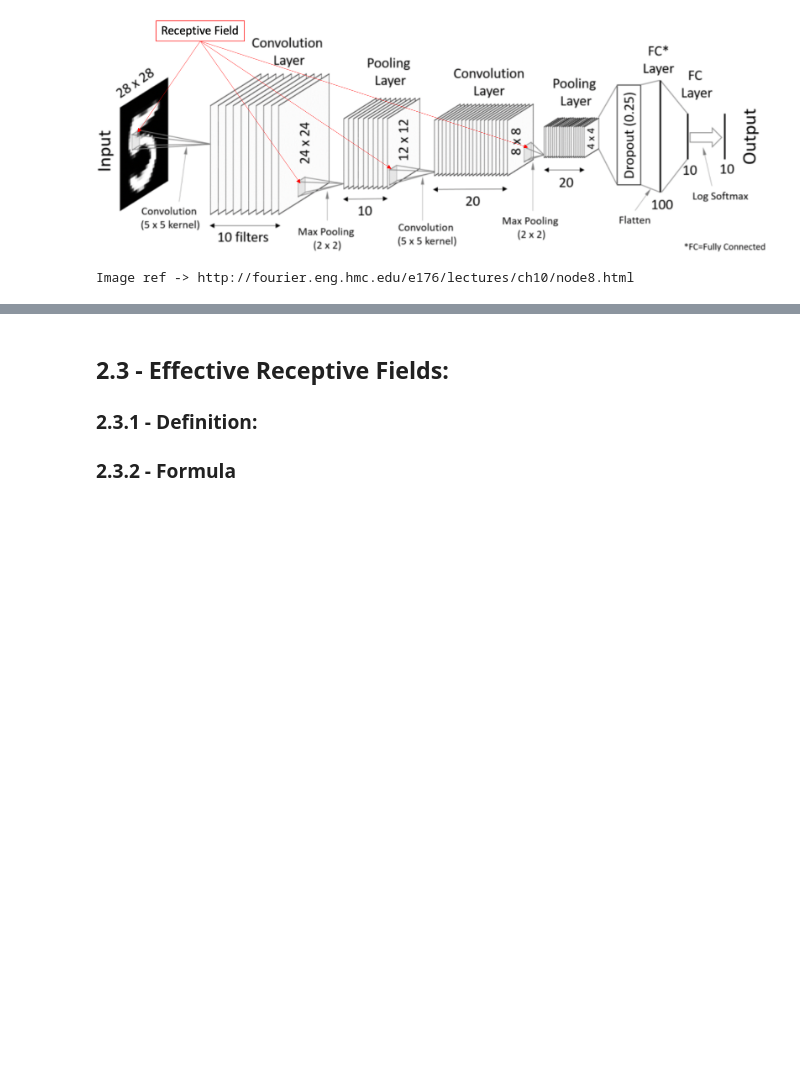
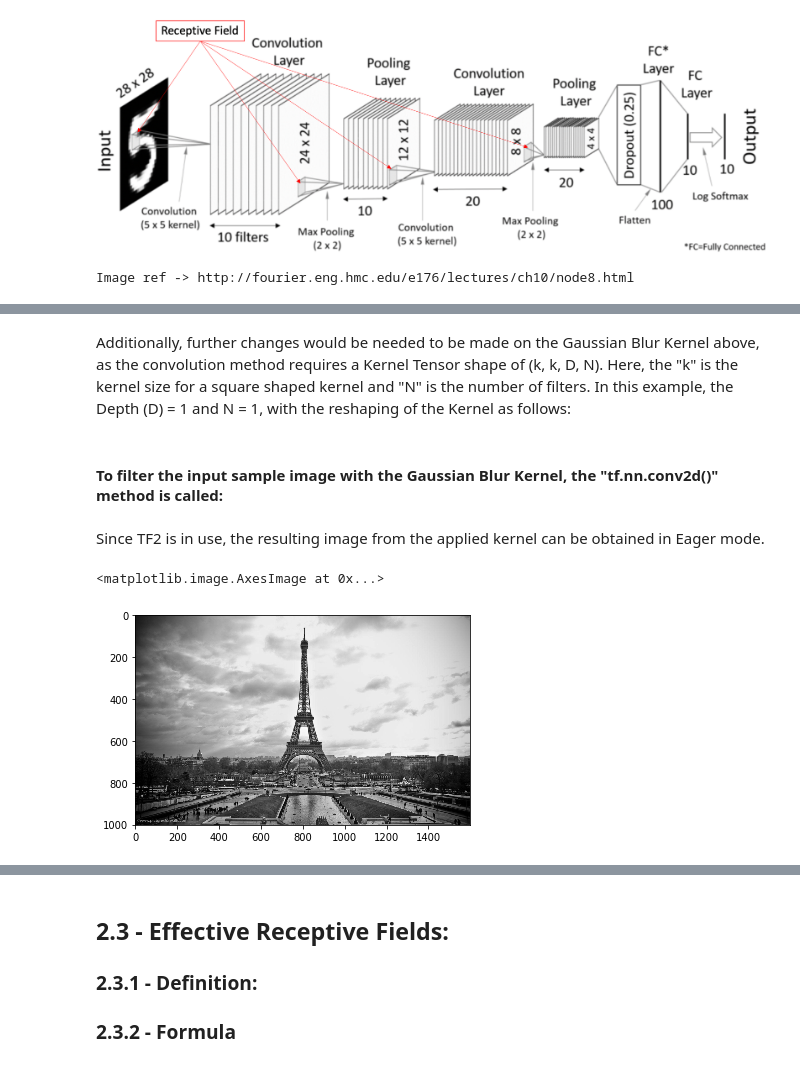
Before and after one commit to ylee9107/ComputerVisionTensorFlow2_myLearning, a Jupyter notebook: 3 - Modern Neural Networks/Modern Neural Networks.ipynb, the cells around one changed output, grey strips where cells are left out. Saved outputs shown, nothing was run; the diff lists cells and outputs as text; code cells hidden in the pictures; blank space fills up the shorter version.

```diff
--- a/3 - Modern Neural Networks/Modern Neural Networks.ipynb
+++ b/3 - Modern Neural Networks/Modern Neural Networks.ipynb
@@ -137,0 +222,5 @@ Further, the kernels in a layer were found to be good at identifying specific lo
+# %%
+sample_img = tf.expand_dims(sample_img, axis = -1)
+
+# Check out:
+print('Tensor shape: {}'.format(sample_img.shape))
@@ -137,0 +233,27 @@ Further, the kernels in a layer were found to be good at identifying specific lo
+# %%
+# Gaussian blur kernel:
+kernel = tf.constant([[1/16, 2/16, 1/16],
+                      [2/16, 4/16, 2/16],
+                      [1/16, 2/16, 1/16]
+                     ], tf.float32, name = 'gaussian_kernel')
+# %% [markdown]
+Additionally, further changes would be needed to be made on the Gaussian Blur Kernel above, as the convolution method requires a Kernel Tensor shape of (k, k, D, N). Here, the "k" is the kernel size for a square shaped kernel and "N" is the number of filters. In this example, the Depth (D) = 1 and N = 1, with the reshaping of the Kernel as follows:
+# %%
+kernel = tf.expand_dims(tf.expand_dims(kernel, axis = -1), axis = -1)
+# %% [markdown]
+#### To filter the input sample image with the Gaussian Blur Kernel, the "tf.nn.conv2d()" method is called:
+# %%
+blurred_image = tf.nn.conv2d(sample_img, kernel, strides=[1, 1, 1, 1], padding="SAME")
+# %% [markdown]
+Since TF2 is in use, the resulting image from the applied kernel can be obtained in Eager mode.
+# %%
+blurred_EifelTower = blurred_image.numpy()
+
+# Unbatch the image: by selecting the first and only image. The depth dimension is also removed.
+blurred_EifelTower = blurred_EifelTower[0, ..., 0]
+
+# Print image:
+plt.imshow(blurred_EifelTower, cmap = plt.cm.gray)
+# %% [output]
+<matplotlib.image.AxesImage at 0x...>
+[figure, added]
```
Also changed, not shown: parts of 33 cells of this notebook.
